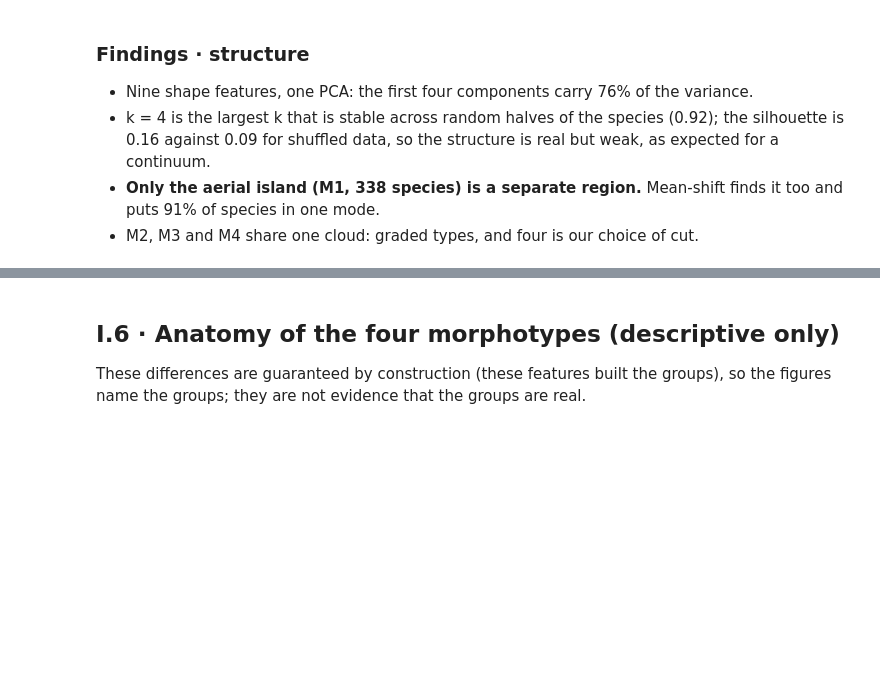
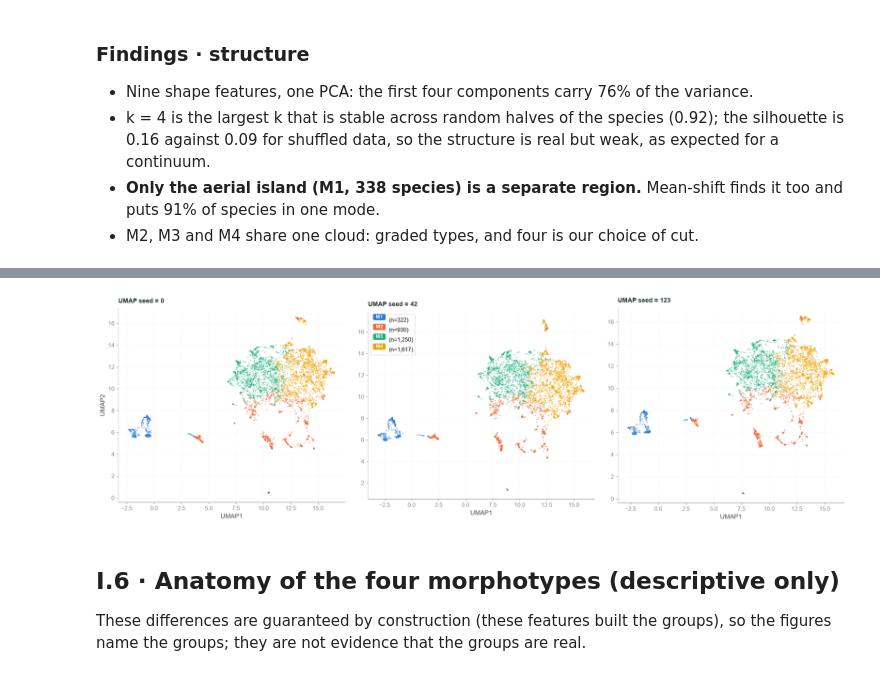
Before and after one commit to Tozzo4316/Avonet-Analysis, a Jupyter notebook: BirdNotebookXieZhao.ipynb, the cells around one changed output, grey strips where cells are left out. Saved outputs shown, nothing was run; the diff lists cells and outputs as text; code cells hidden in the pictures; blank space fills up the shorter version.

```diff
--- a/BirdNotebookXieZhao.ipynb
+++ b/BirdNotebookXieZhao.ipynb
@@ -1092,3 +1002,69 @@ with plt.rc_context(BIG):
+# %%
+seeds_umap = [0, 42, 123]
+ref_labels = df.Cluster.values
+
+BIG = {"font.size": 12, "axes.labelsize": 12, "xtick.labelsize": 10.5, "ytick.labelsize": 10.5, "legend.fontsize": 10.5}
+with plt.rc_context(BIG):
+    fig, axes = plt.subplots(1, 3, figsize=(19.5, 6.2))
+    o_ = np.random.default_rng(SEED).permutation(len(df))
+
+    for idx, (ax, s_) in enumerate(zip(axes, seeds_umap)):
+        # Re-run UMAP with a different random_state for each subplot
+        emb_s = umap.UMAP(
+            n_neighbors=30,
+            min_dist=0.15,
+            metric="euclidean",
+            random_state=s_,
+        ).fit_transform(Xs)
+
+        # Individual axis limits per projection (since coordinates rotate/shift per seed)
+        xmin, xmax = emb_s[:, 0].min(), emb_s[:, 0].max()
+        ymin, ymax = emb_s[:, 1].min(), emb_s[:, 1].max()
+        xpad = (xmax - xmin) * 0.05
+        ypad = (ymax - ymin) * 0.05
+
+        ax.scatter(
+            emb_s[o_, 0], emb_s[o_, 1],
+            c=[CL_PAL[c] for c in ref_labels[o_]],
+            s=5, lw=0, alpha=0.50, rasterized=True,
+        )
+
+        # Show legend only on the last subplot to avoid clutter (labels/counts are identical across all 3)
+        if idx == 1:
+            badge_handles = [(CL_PAL[c], MT[c]) for c in range(K)]
+            badge_labels = [f"(n={(ref_labels == c).sum():,})" for c in range(K)]
+            ax.legend(
+                handles=badge_handles,
+                labels=badge_labels,
+                handler_map={tuple: MorphBadgeHandler()},
+                loc="upper left",
+                frameon=True,
+                facecolor="white",
+                edgecolor="#dddddd",
+                framealpha=0.92,
+                handlelength=2.2,
+                handleheight=1.45,
+                handletextpad=0.6,
+                labelspacing=0.55,
+                fontsize=10.5,
+            )
+
+        ax.set_title(f"UMAP seed = {s_}", fontsize=11.5, fontweight="bold", pad=10)
+        ax.set_xlim(xmin - xpad, xmax + xpad)
+        ax.set_ylim(ymin - ypad, ymax + ypad)
+        ax.set_xlabel("UMAP1")
+        ax.set_aspect("equal", adjustable="box")
+        for spine in ["top", "right"]:
+            ax.spines[spine].set_visible(False)
+        ax.spines["left"].set_color("#cccccc")
+        ax.spines["bottom"].set_color("#888888")
+        ax.grid(True, linestyle="--", alpha=0.25)
+
+    axes[0].set_ylabel("UMAP2")
+    fig.tight_layout(w_pad=2.0)
+    save(fig, "04i_umap_3seeds_geometry")
+# %% [output]
+[figure, added]
 # %% [markdown]
 ## I.6 · Anatomy of the four morphotypes (descriptive only)
 These differences are guaranteed by construction (these features built the groups), so the figures name the groups; they are not evidence that the groups are real.
```
Also changed, not shown: parts of 26 cells of this notebook.
